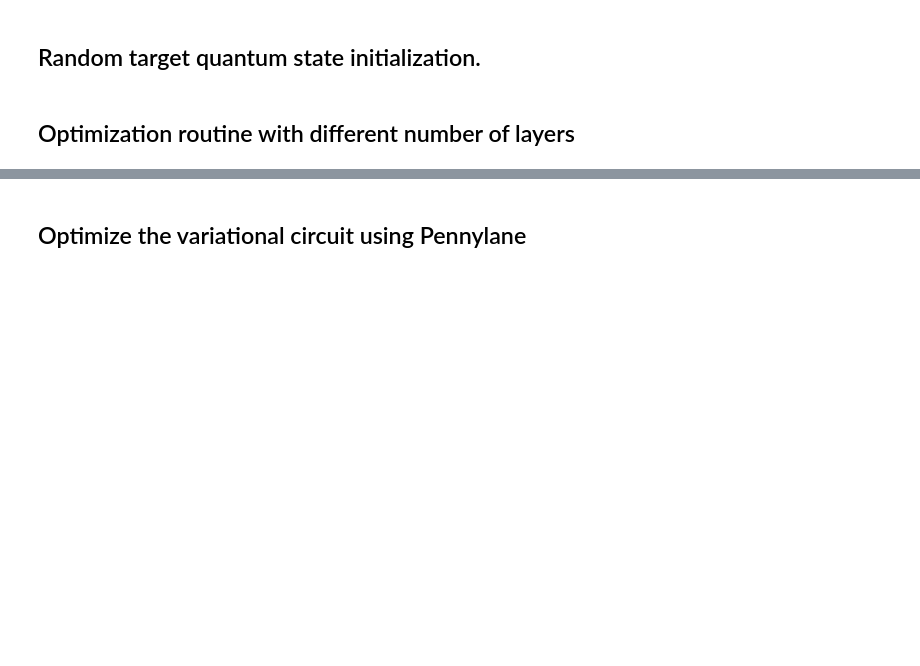
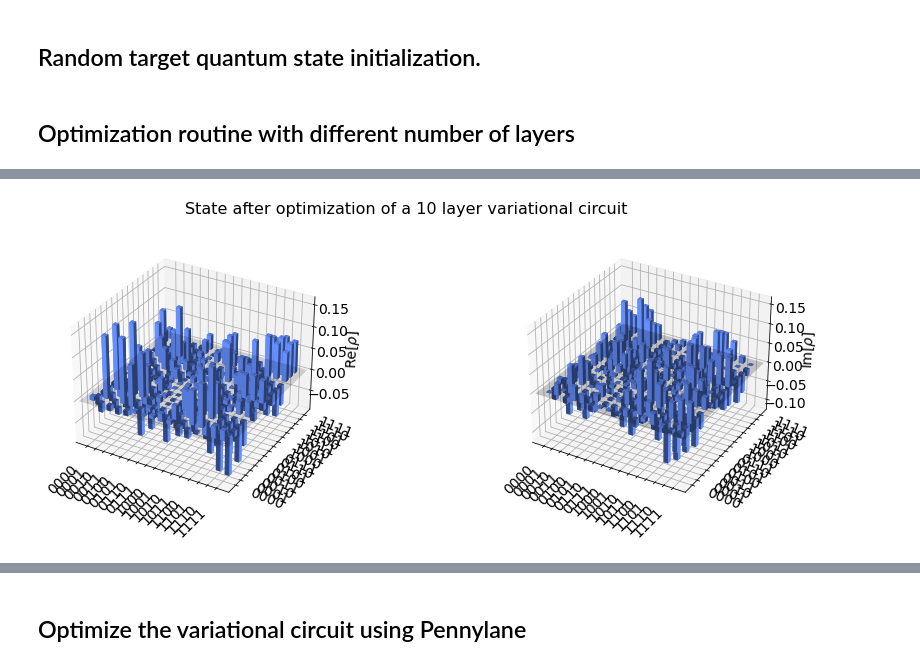
Before and after one commit to fioyarce/qosf_mentorship_program, a Jupyter notebook: Task 1/Task 1 - Solution.ipynb, the cells around one changed output, grey strips where cells are left out. Saved outputs shown, nothing was run; the diff lists cells and outputs as text; code cells hidden in the pictures; blank space fills up the shorter version.

```diff
--- a/Task 1/Task 1 - Solution.ipynb
+++ b/Task 1/Task 1 - Solution.ipynb
@@ -560,0 +564,4 @@ Quantum fidelity: 0.02139807291441944
+# %%
+plot_density_matrix(10, params_list[9])
+# %% [output]
+[figure, added]
```
Also changed, not shown: parts of 26 cells of this notebook.
